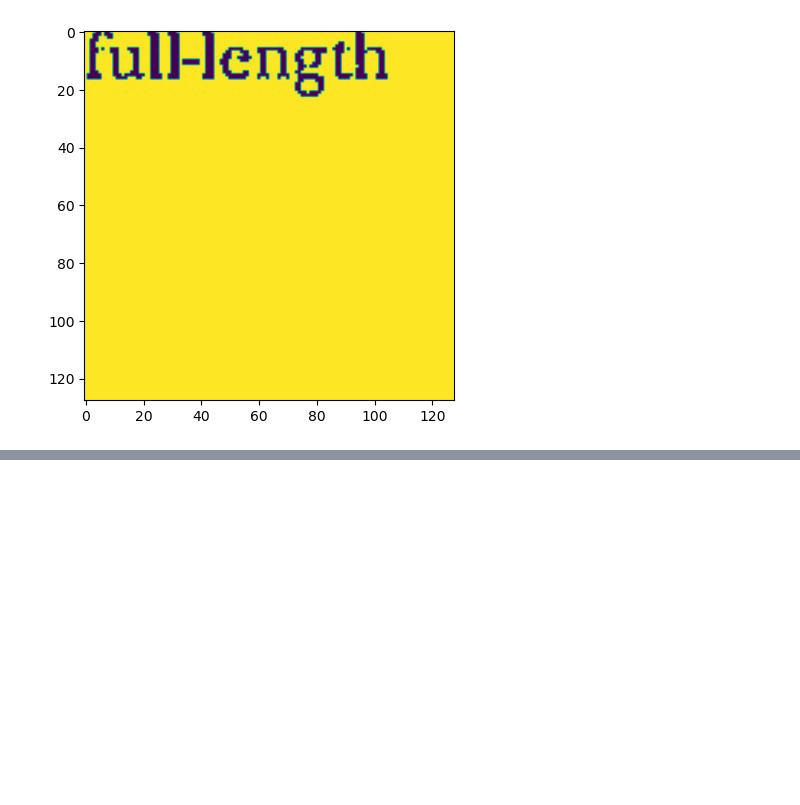
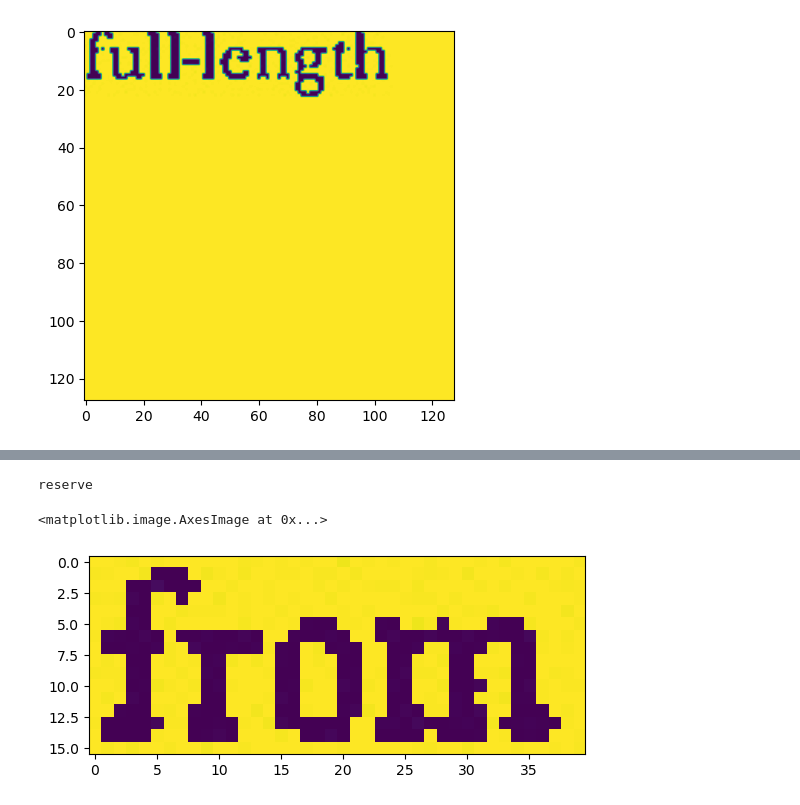
Before and after one commit to jeyeh/COS429-Final-Project, a Jupyter notebook: tf_cnn_test.ipynb, the cells around one changed output, grey strips where cells are left out. Drawn from its saved outputs; the diff is of its cells as text; code cells hidden in the pictures; blank space fills up the shorter version.

```diff
--- a/tf_cnn_test.ipynb
+++ b/tf_cnn_test.ipynb
@@ -217,3 +276,8 @@ def preprocess_img(img, imgSize):
     img = target
 
     return img
+# %%
+images, labels = load_data(RANDOMIZE=True)
+
+# images = images[:10]
+# labels = labels[:10]
@@ -220,3 +294,10 @@ def preprocess_img(img, imgSize):
+# %%
+print(labels[0])
+plt.imshow(imgs[0])
+# %% [output]
+reserve
+<matplotlib.image.AxesImage at 0x...>
+[figure, added]
 # %%
 # load and preprocess images
 
```
Also changed, not shown: parts of 12 cells of this notebook, 1 other file.
